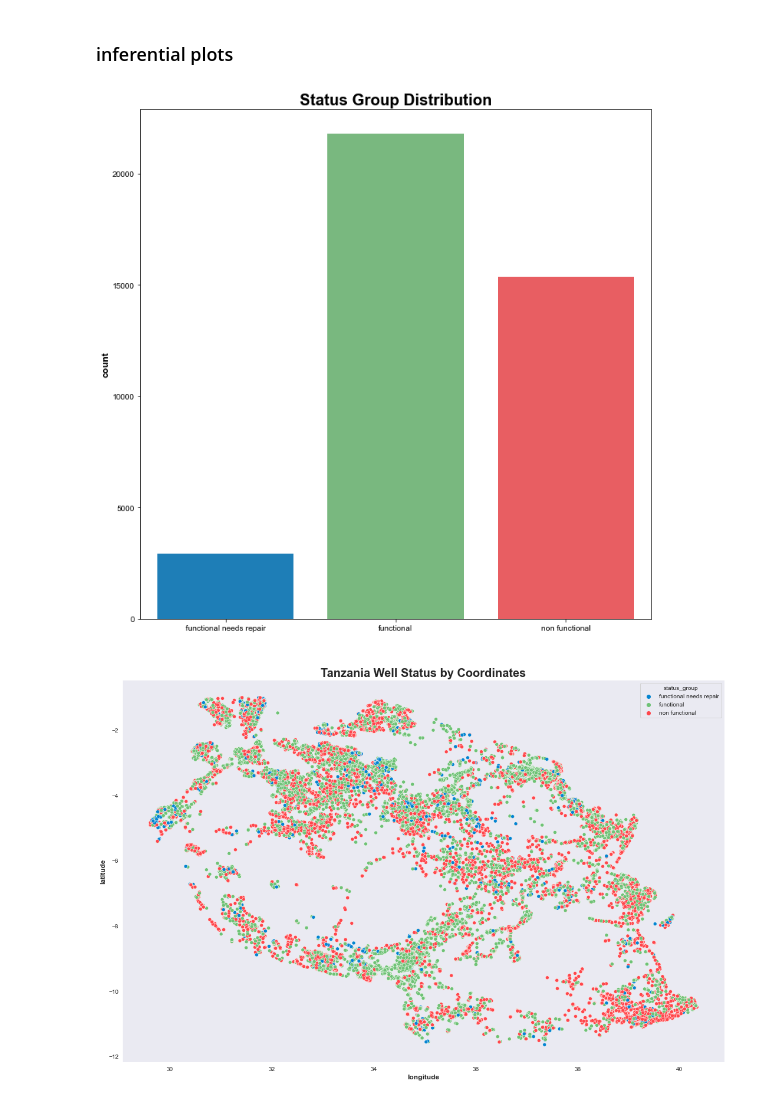
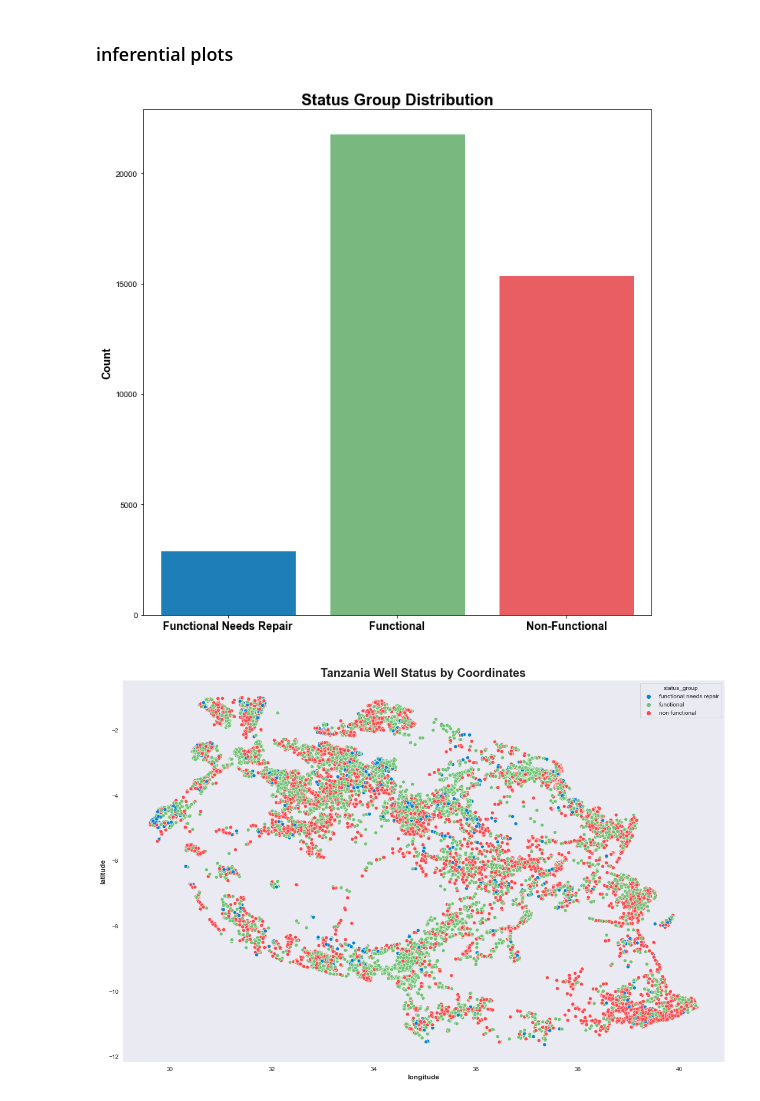
Before and after one commit to fivearm/Phase_3_Project, a Jupyter notebook: 06_visualizations.ipynb, the cells around one changed output. Drawn from its saved outputs; the diff is of its cells as text; code cells hidden in the pictures.

```diff
--- a/06_visualizations.ipynb
+++ b/06_visualizations.ipynb
@@ -70,15 +70,16 @@ palette = {"functional":"xkcd:soft green",
 "non functional":"xkcd:light red",
 "functional needs repair":"xkcd:cerulean"}
 # %%
-fig = plt.figure(figsize=(10,10))
+fig, ax = plt.subplots(figsize=(10,10))
+sns.set_style('dark')
 ax = sns.countplot(x='status_group', palette=palette, data=df)
-sns.set_style('dark')
 plt.xlabel(" ", fontweight='bold', size=12)
-plt.ylabel("count", fontweight='bold', size=12)
+ax.set_xticklabels(['Functional Needs Repair', 'Functional', 'Non-Functional'], fontweight='bold', fontsize=14)
+plt.ylabel("Count", fontweight='bold', size=14)
 plt.title('Status Group Distribution',fontweight='bold', size=20)
 plt.tight_layout()
 # %% [output]
-[figure, old version]
+[figure, new version]
 # %%
 fig, ax = plt.subplots(figsize=(15,10))
 sns.scatterplot(x='longitude', y='latitude', hue='status_group', palette=palette, sizes=(1, 8), data=viz_df, ax=ax)
```
Also changed, not shown: parts of 7 cells of this notebook, 1 other file.
